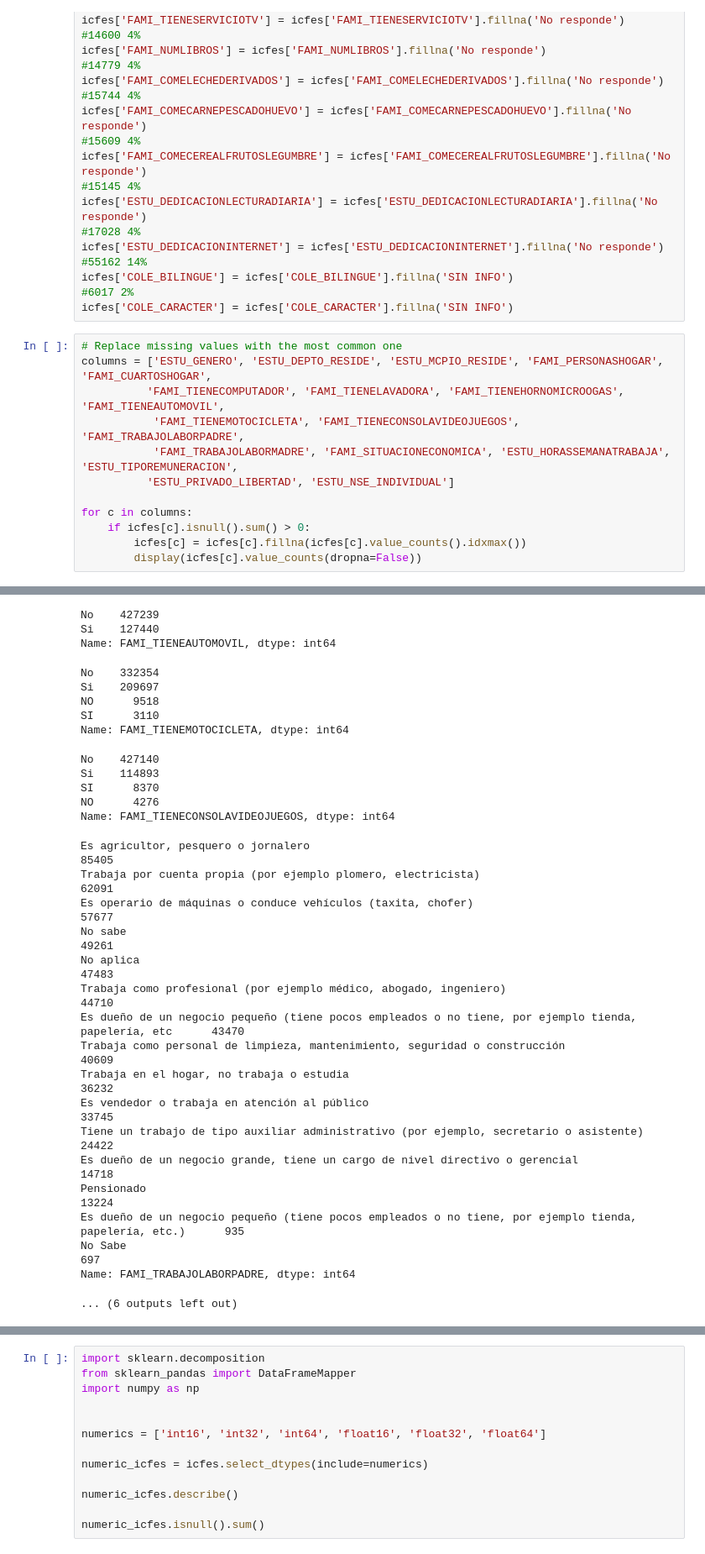
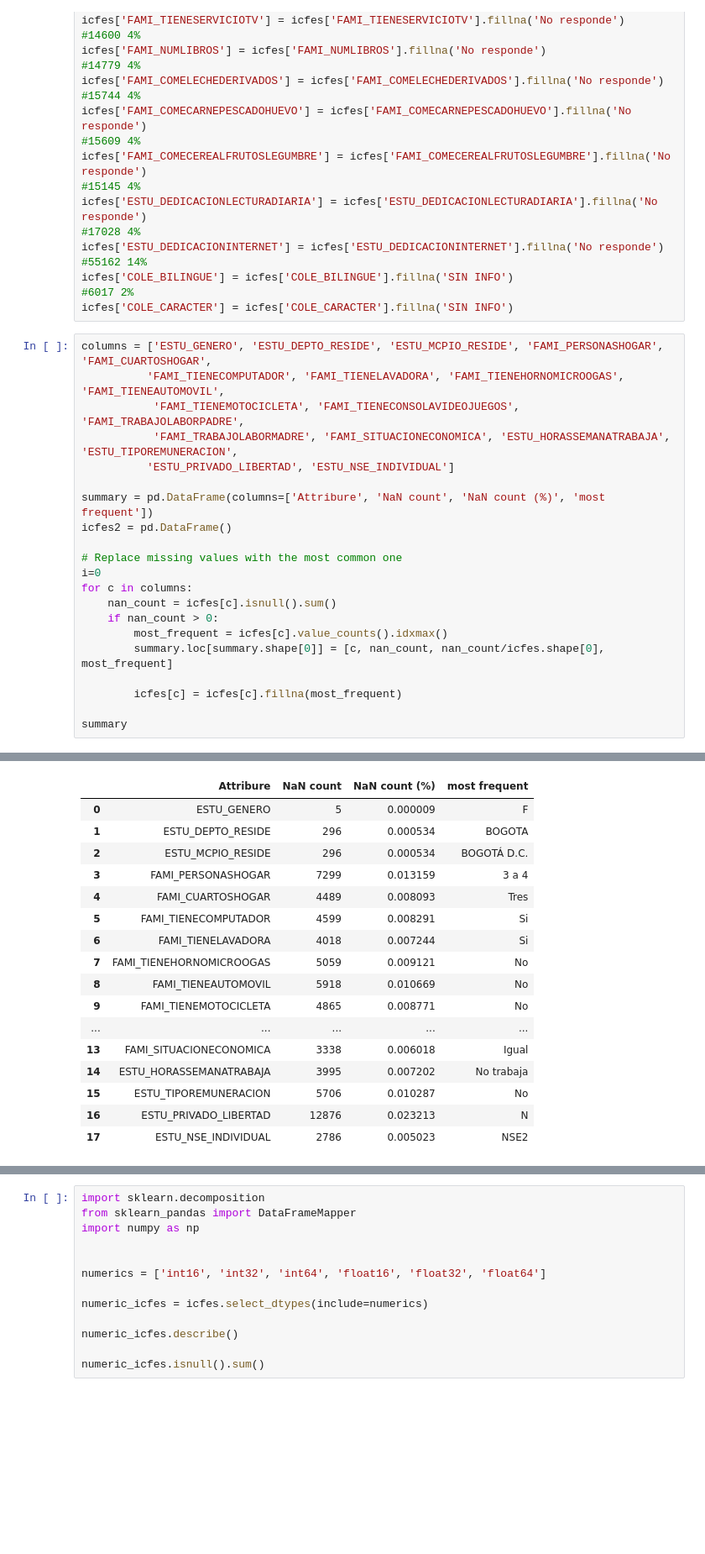
Before and after one commit to ingJSNA/dataMining2018, a Jupyter notebook: ICFES/2 Preprocessing.ipynb, the cells around one changed output, grey strips where cells are left out. Shown at 84% size. Saved outputs shown, nothing was run; the diff lists cells and outputs as text; blank space fills up the shorter version.

```diff
--- a/ICFES/2 Preprocessing.ipynb
+++ b/ICFES/2 Preprocessing.ipynb
@@ -116,15 +116,24 @@ icfes['COLE_BILINGUE'] = icfes['COLE_BILINGUE'].fillna('SIN INFO')
 #6017 2%
 icfes['COLE_CARACTER'] = icfes['COLE_CARACTER'].fillna('SIN INFO')
 # %%
-# Replace missing values with the most common one
 columns = ['ESTU_GENERO', 'ESTU_DEPTO_RESIDE', 'ESTU_MCPIO_RESIDE', 'FAMI_PERSONASHOGAR', 'FAMI_CUARTOSHOGAR',
           'FAMI_TIENECOMPUTADOR', 'FAMI_TIENELAVADORA', 'FAMI_TIENEHORNOMICROOGAS', 'FAMI_TIENEAUTOMOVIL',
            'FAMI_TIENEMOTOCICLETA', 'FAMI_TIENECONSOLAVIDEOJUEGOS', 'FAMI_TRABAJOLABORPADRE',
            'FAMI_TRABAJOLABORMADRE', 'FAMI_SITUACIONECONOMICA', 'ESTU_HORASSEMANATRABAJA', 'ESTU_TIPOREMUNERACION',
           'ESTU_PRIVADO_LIBERTAD', 'ESTU_NSE_INDIVIDUAL']
 
+summary = pd.DataFrame(columns=['Attribure', 'NaN count', 'NaN count (%)', 'most frequent'])
+icfes2 = pd.DataFrame()
+
+# Replace missing values with the most common one
+i=0
 for c in columns:
-    if icfes[c].isnull().sum() > 0:
-        icfes[c] = icfes[c].fillna(icfes[c].value_counts().idxmax())
-        display(icfes[c].value_counts(dropna=False))
+    nan_count = icfes[c].isnull().sum()
+    if nan_count > 0:
+        most_frequent = icfes[c].value_counts().idxmax()
+        summary.loc[summary.shape[0]] = [c, nan_count, nan_count/icfes.shape[0], most_frequent]
+
+        icfes[c] = icfes[c].fillna(most_frequent)
+
+summary
 # %% [output]
@@ -197,33 +140,20 @@ Name: FAMI_TIENEHORNOMICROOGAS, dtype: int64
-No    427239
-Si    127440
-Name: FAMI_TIENEAUTOMOVIL, dtype: int64
-No    332354
-Si    209697
-NO      9518
-SI      3110
-Name: FAMI_TIENEMOTOCICLETA, dtype: int64
-No    427140
-Si    114893
-SI      8370
-NO      4276
-Name: FAMI_TIENECONSOLAVIDEOJUEGOS, dtype: int64
-Es agricultor, pesquero o jornalero                                                                       85405
-Trabaja por cuenta propia (por ejemplo plomero, electricista)                                             62091
-Es operario de máquinas o conduce vehículos (taxita, chofer)                                              57677
-No sabe                                                                                                   49261
-No aplica                                                                                                 47483
-Trabaja como profesional (por ejemplo médico, abogado, ingeniero)                                         44710
-Es dueño de un negocio pequeño (tiene pocos empleados o no tiene, por ejemplo tienda, papelería, etc      43470
-Trabaja como personal de limpieza, mantenimiento, seguridad o construcción                                40609
-Trabaja en el hogar, no trabaja o estudia                                                                 36232
-Es vendedor o trabaja en atención al público                                                              33745
-Tiene un trabajo de tipo auxiliar administrativo (por ejemplo, secretario o asistente)                    24422
-Es dueño de un negocio grande, tiene un cargo de nivel directivo o gerencial                              14718
-Pensionado                                                                                                13224
-Es dueño de un negocio pequeño (tiene pocos empleados o no tiene, por ejemplo tienda, papelería, etc.)      935
-No Sabe                                                                                                     697
-Name: FAMI_TRABAJOLABORPADRE, dtype: int64
-... (6 outputs left out)
+|  | Attribure | NaN count | NaN count (%) | most frequent |
+| 0 | ESTU_GENERO | 5 | 0.000009 | F |
+| 1 | ESTU_DEPTO_RESIDE | 296 | 0.000534 | BOGOTA |
+| 2 | ESTU_MCPIO_RESIDE | 296 | 0.000534 | BOGOTÁ D.C. |
+| 3 | FAMI_PERSONASHOGAR | 7299 | 0.013159 | 3 a 4 |
+| 4 | FAMI_CUARTOSHOGAR | 4489 | 0.008093 | Tres |
+| 5 | FAMI_TIENECOMPUTADOR | 4599 | 0.008291 | Si |
+| 6 | FAMI_TIENELAVADORA | 4018 | 0.007244 | Si |
+| 7 | FAMI_TIENEHORNOMICROOGAS | 5059 | 0.009121 | No |
+| 8 | FAMI_TIENEAUTOMOVIL | 5918 | 0.010669 | No |
+| 9 | FAMI_TIENEMOTOCICLETA | 4865 | 0.008771 | No |
+| ... | ... | ... | ... | ... |
+| 13 | FAMI_SITUACIONECONOMICA | 3338 | 0.006018 | Igual |
+| 14 | ESTU_HORASSEMANATRABAJA | 3995 | 0.007202 | No trabaja |
+| 15 | ESTU_TIPOREMUNERACION | 5706 | 0.010287 | No |
+| 16 | ESTU_PRIVADO_LIBERTAD | 12876 | 0.023213 | N |
+| 17 | ESTU_NSE_INDIVIDUAL | 2786 | 0.005023 | NSE2 |
 # %%
 col = 'FAMI_TIENEINTERNET'
 
```
Also changed, not shown: parts of 2 cells of this notebook, 2 other files.
